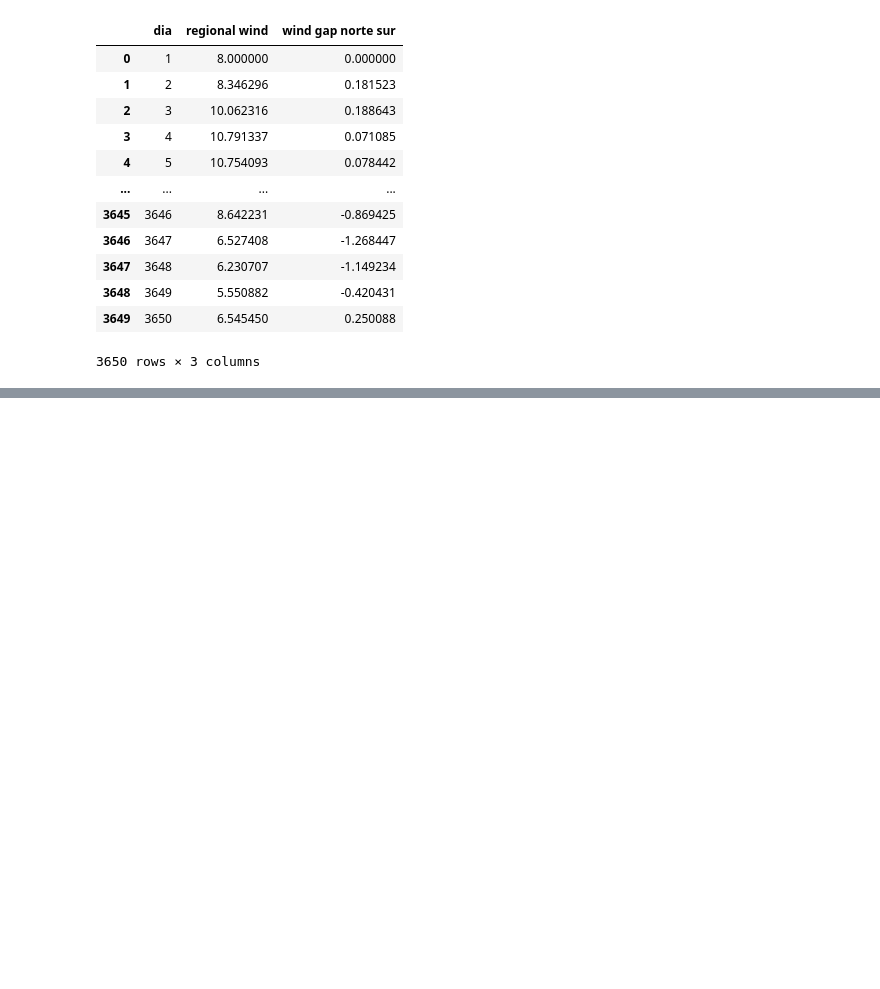
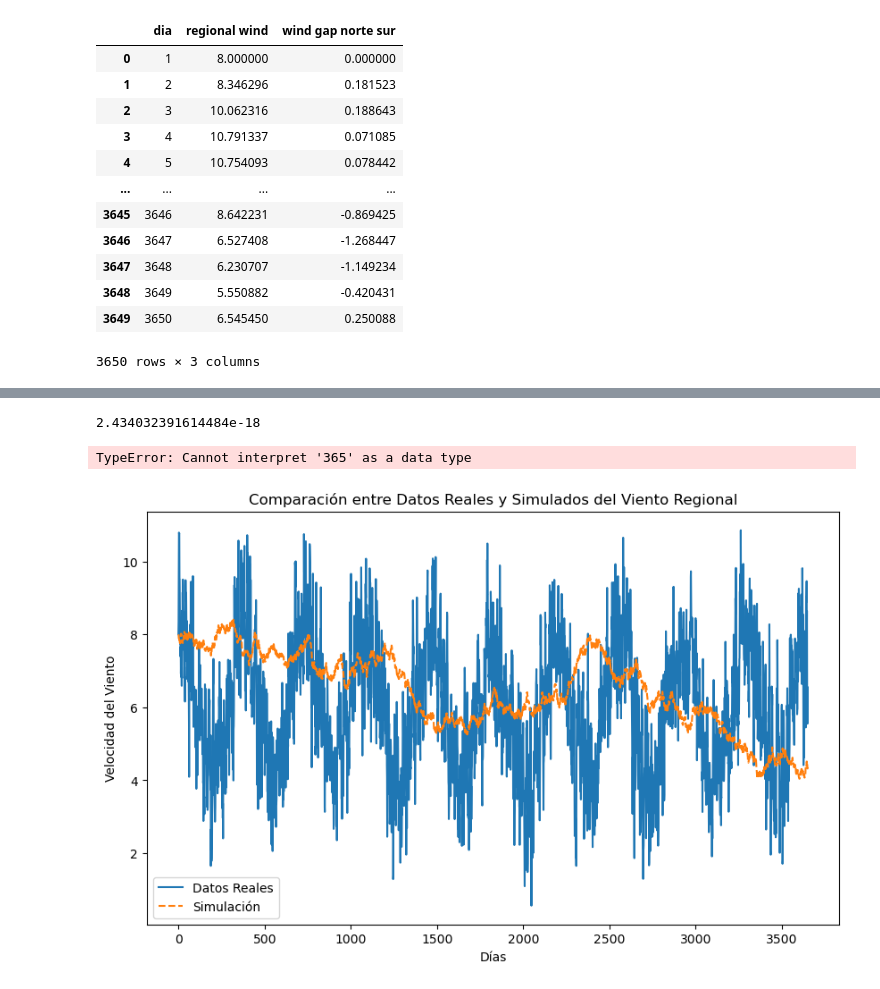
Before and after one commit to emi-verdun/Simulacion-Molino-ACN, a Jupyter notebook: simulacion.ipynb, the cells around one changed output, grey strips where cells are left out. Drawn from its saved outputs; the diff is of its cells as text; code cells hidden in the pictures; blank space fills up the shorter version.

```diff
--- a/simulacion.ipynb
+++ b/simulacion.ipynb
@@ -70,0 +119,4 @@ sigma = np.sqrt(c/delta)
+# %%
+error.mean()
+# %% [output]
+2.434032391614484e-18
@@ -70,0 +131,52 @@ sigma = np.sqrt(c/delta)
+# %%
+#grafico emi
+S_0 = viento["regional wind"].iloc[0]
+m = 1000
+T = 365*1 # simulamos los 34 años
+S = viento_paths(S_0, kappa, theta, sigma,delta, T, m)
+
+plt.figure(figsize=(10, 6))
+plt.plot(S[0], label='Simulated data')
+plt.plot(viento["regional wind"].values, label='Real data')
+plt.hlines(theta, 0, S[0].shape[0], colors='r')
+plt.xlabel('Date')
+plt.ylabel('Price')
+plt.title('Porn prices')
+plt.legend()
+plt.show()
+# %% [output]
+TypeError: Cannot interpret '365' as a data type
+# %%
+#grafico chatty
+# Función ajustada para simular los caminos del viento
+def viento_paths(S_0, kappa, theta, delta, T, m, sigma):
+    S = np.zeros((m, T))
+    S[:, 0] = S_0
+    for t in range(1, T):
+        S[:, t] = S[:, t-1] + kappa * (theta[t] - S[:, t-1]) * delta + np.sqrt(delta) * sigma * np.random.normal(0, 1, m)
+    return S
+
+# Parámetros de entrada
+S_0 = 8  # Valor inicial del viento regional del dataset
+#kappa = 0.1  # Este valor es un ejemplo, deberías usar el estimado
+#sigma = 1  # Este valor es un ejemplo, deberías usar el estimado
+T = len(viento)  # Número total de días (T)
+m = 100000  # Número de simulaciones (en este caso 1)
+
+# Theta calculado a partir de la fórmula dada
+theta = 6 + 2 * np.cos(2 * np.pi * np.arange(T) / 365)
+
+# Simulación del viento
+S_simulado = viento_paths(S_0, kappa, theta, delta, T, m, sigma)[0]  # Tomamos la primera simulación
+
+# Comparación gráfica entre los datos simulados y reales
+plt.figure(figsize=(10, 6))
+plt.plot(viento["regional wind"], label='Datos Reales')
+plt.plot(S_simulado, label='Simulación', linestyle='--')
+plt.xlabel('Días')
+plt.ylabel('Velocidad del Viento')
+plt.title('Comparación entre Datos Reales y Simulados del Viento Regional')
+plt.legend()
+plt.show()
+# %% [output]
+[figure, added]
```
Also changed, not shown: parts of 7 cells of this notebook.
